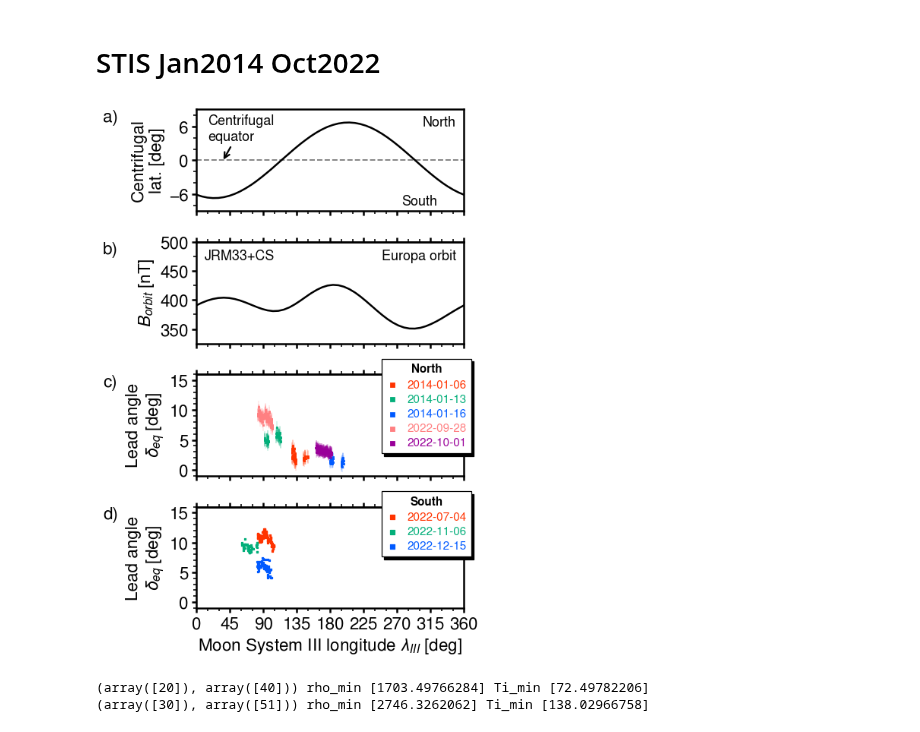
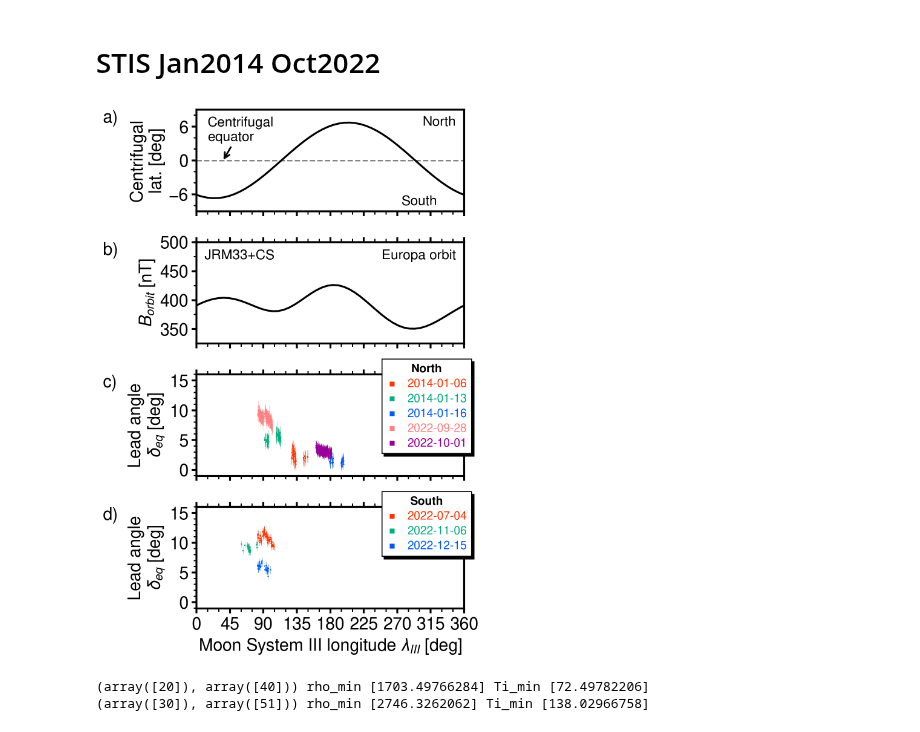
Before and after one commit to ShinnosukeSatoh/HST_Jupiter_footprints_dms, a Jupyter notebook: Leadangle_fitplot3.ipynb, the cells around one changed output. Saved outputs shown, nothing was run; the diff lists cells and outputs as text; code cells hidden in the pictures.

Commit message:
Southern hemisphere prepared.

```diff
--- a/Leadangle_fitplot3.ipynb
+++ b/Leadangle_fitplot3.ipynb
@@ -256,7 +256,7 @@ satoval = np.recfromtxt('data/JRM33/satellite_foot_'+refnum+'.txt', skip_header=
                 names=['wlon', 'amlat', 'amwlon', 'iolat', 'iowlon', 'eulat', 'euwlon', 'galat', 'gawlon'])
 # %%
 fsize = 18
-fig, ax = plt.subplots(4, 1, figsize=(4.7, 7.9), dpi=90,
+fig, ax = plt.subplots(4, 1, figsize=(4.7, 7.9), dpi=226,
                        height_ratios=[1, 1, 1, 1])
 # plt.subplots_adjust(left=0.2, top=0.95)
 fig.tight_layout()
@@ -384,39 +384,41 @@ for leg1text in legend1.get_texts():
 # South - 2022
 cud4_22 = [cud4[0], cud4[2], cud4[3]]
 doyname = ['2022-07-04', '2022-11-06', '2022-12-15']
+la_err = np.array([0.6379928352107, 0.56611511426765, 0.6325058969635])
 for i in range(len(south_doy)):
-    data_arr = np.loadtxt('data/red3_leadangle/EUROPA/20'+south_doy[i]+'_eq.txt')
+    data_arr = np.loadtxt('data/red3_leadangle/EUROPA/20'+south_doy[i]+'R_eq.txt')
     moons30_arr = data_arr[0,:]   # moon s3 longitude [deg]
     eq_leadangle = data_arr[1,:]   # lead angle [deg]
     ax[3].scatter(moons30_arr, eq_leadangle, marker=',', s=0.9, c=cud4_22[i],
-                  label=str(doyname[i]), # linewidths=0.7,
-                  zorder=1)
+                  label=str(doyname[i]), linewidths=0.7, zorder=1)
+    ax[3].errorbar(moons30_arr, eq_leadangle, yerr=la_err[i]*np.ones(moons30_arr.shape),
+                   linestyle='none', ecolor=cud4_22[i], elinewidth=0.22, marker='none', zorder=1.5)
 
 legend1 = ax[3].legend(loc='upper center',
                        ncol=1,
                        markerscale=5,
                     bbox_to_anchor=(0.86, 1.21),
                     fancybox=False,
                     facecolor='white',
                     framealpha=1,
                     edgecolor='k',
                     fontsize=legend_fsize,
                     labelspacing=0.34,
                     handlelength=1,)
 legend1.set_title('South', prop={'size': legend_fsize, 'weight': 'bold'})
 legend_shadow(fig, ax[3], legend1, dx=0.007, dy=-0.005)
 
 ax[3].set_xlabel("Moon System III longitude $\\lambda_{III}$ [deg]", fontsize=fsize)
 
 # get contour colors
 i = 0
 for leg1text in legend1.get_texts():
     leg1text.set_color(cud4_22[i])
     i += 1
 
 plt.show()
 # %% [output]
-[figure, old version]
+[figure, new version]
 # %%
 # Galieo fit - Bagenal+2015
 Ne_fit = np.linspace(30, 1000, 20)
```
Also changed, not shown: parts of 3 cells of this notebook, 6 other files.
